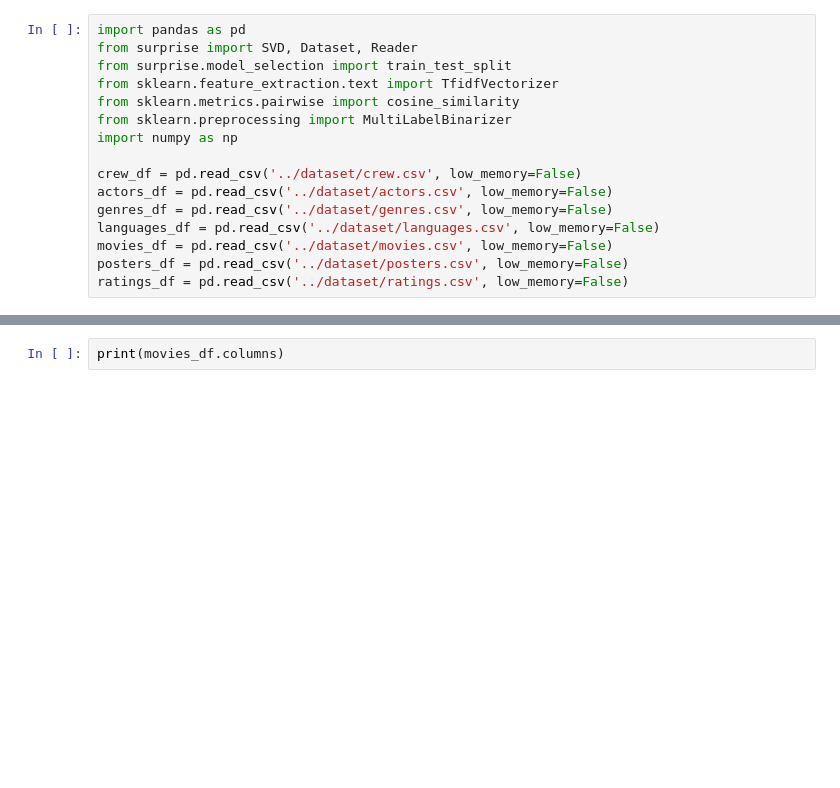
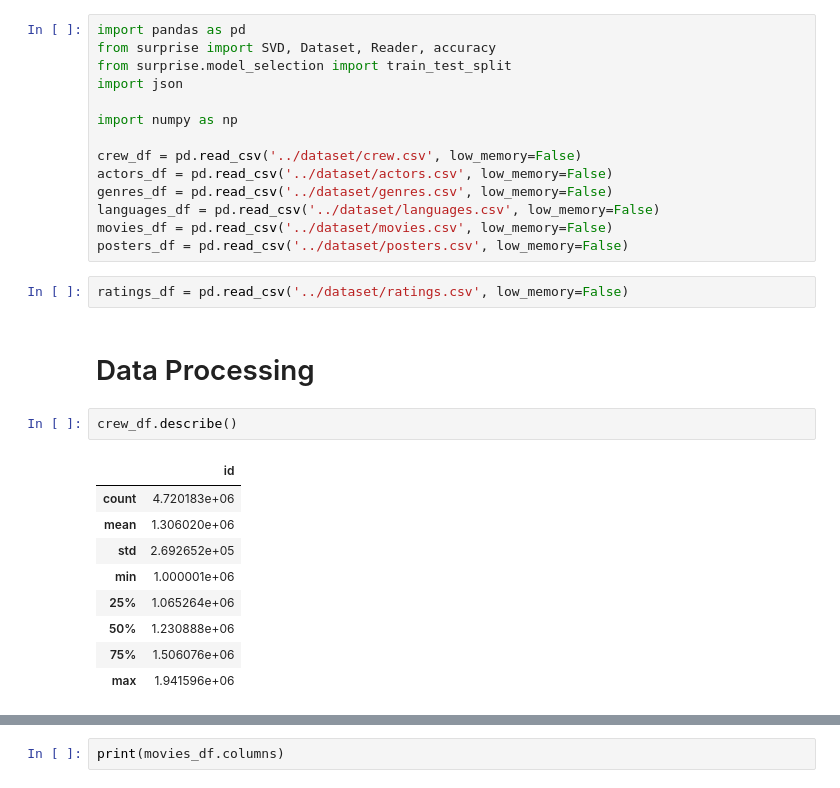
Before and after one commit to hamell42/movie_rec_system, a Jupyter notebook: backend/recommender_test.ipynb, the cells around one changed output, grey strips where cells are left out. Cells and saved outputs as stored; diff of their text form; blank space fills up the shorter version.

```diff
--- a/backend/recommender_test.ipynb
+++ b/backend/recommender_test.ipynb
@@ -1,10 +1,9 @@
 # %%
 import pandas as pd
-from surprise import SVD, Dataset, Reader
+from surprise import SVD, Dataset, Reader, accuracy
 from surprise.model_selection import train_test_split
-from sklearn.feature_extraction.text import TfidfVectorizer
-from sklearn.metrics.pairwise import cosine_similarity
-from sklearn.preprocessing import MultiLabelBinarizer
+import json
+
 import numpy as np
 
 crew_df = pd.read_csv('../dataset/crew.csv', low_memory=False)
@@ -13,4 +12,19 @@ genres_df = pd.read_csv('../dataset/genres.csv', low_memory=False)
 languages_df = pd.read_csv('../dataset/languages.csv', low_memory=False)
 movies_df = pd.read_csv('../dataset/movies.csv', low_memory=False)
 posters_df = pd.read_csv('../dataset/posters.csv', low_memory=False)
-ratings_df = pd.read_csv('../dataset/ratings.csv', low_memory=False)
+# %%
+ratings_df = pd.read_csv('../dataset/ratings.csv', low_memory=False)
+# %% [markdown]
+# Data Processing
+# %%
+crew_df.describe()
+# %% [output]
+|  | id |
+| count | 4.720183e+06 |
+| mean | 1.306020e+06 |
+| std | 2.692652e+05 |
+| min | 1.000001e+06 |
+| 25% | 1.065264e+06 |
+| 50% | 1.230888e+06 |
+| 75% | 1.506076e+06 |
+| max | 1.941596e+06 |
```
Also changed, not shown: parts of 17 cells of this notebook, 10 other files.
